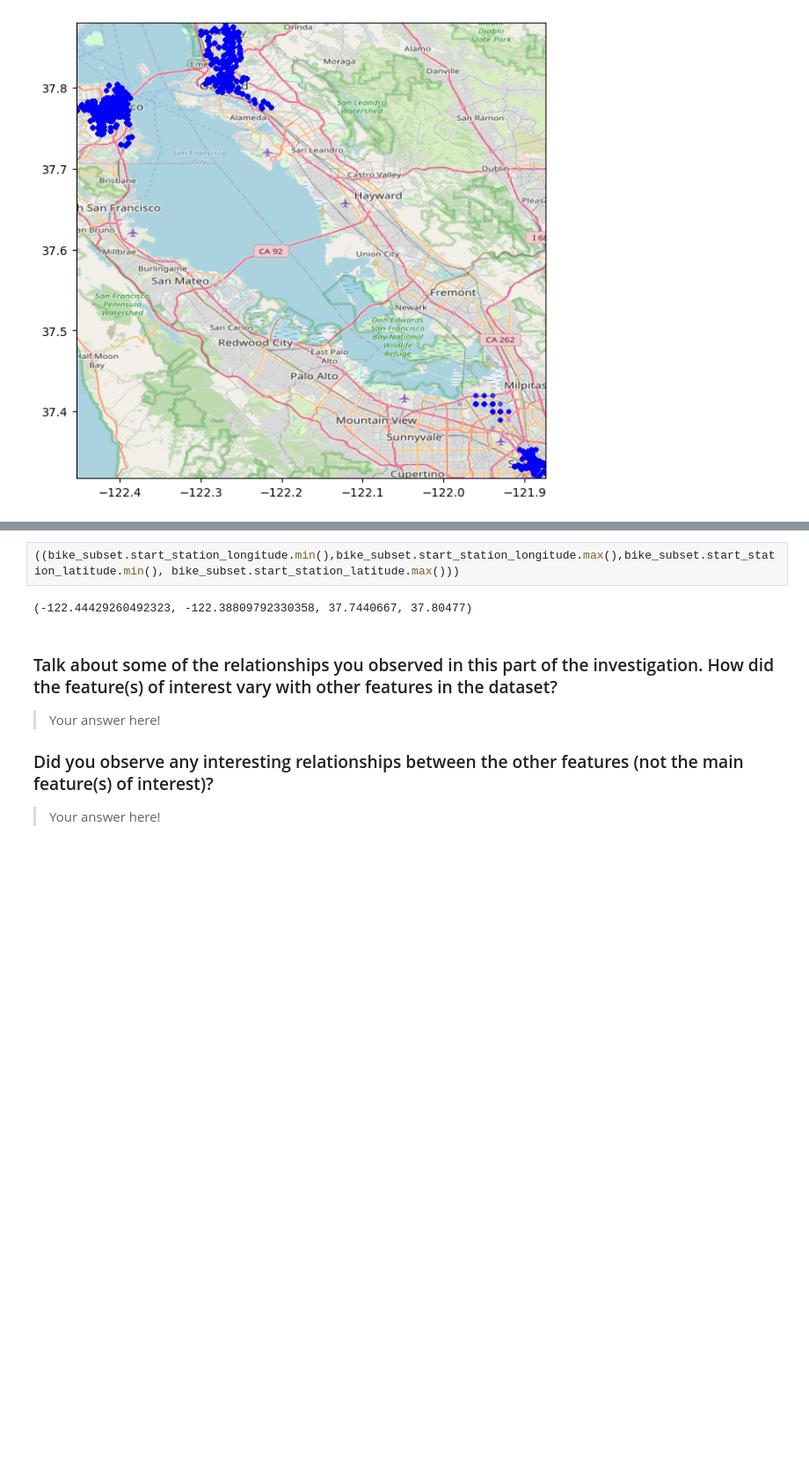
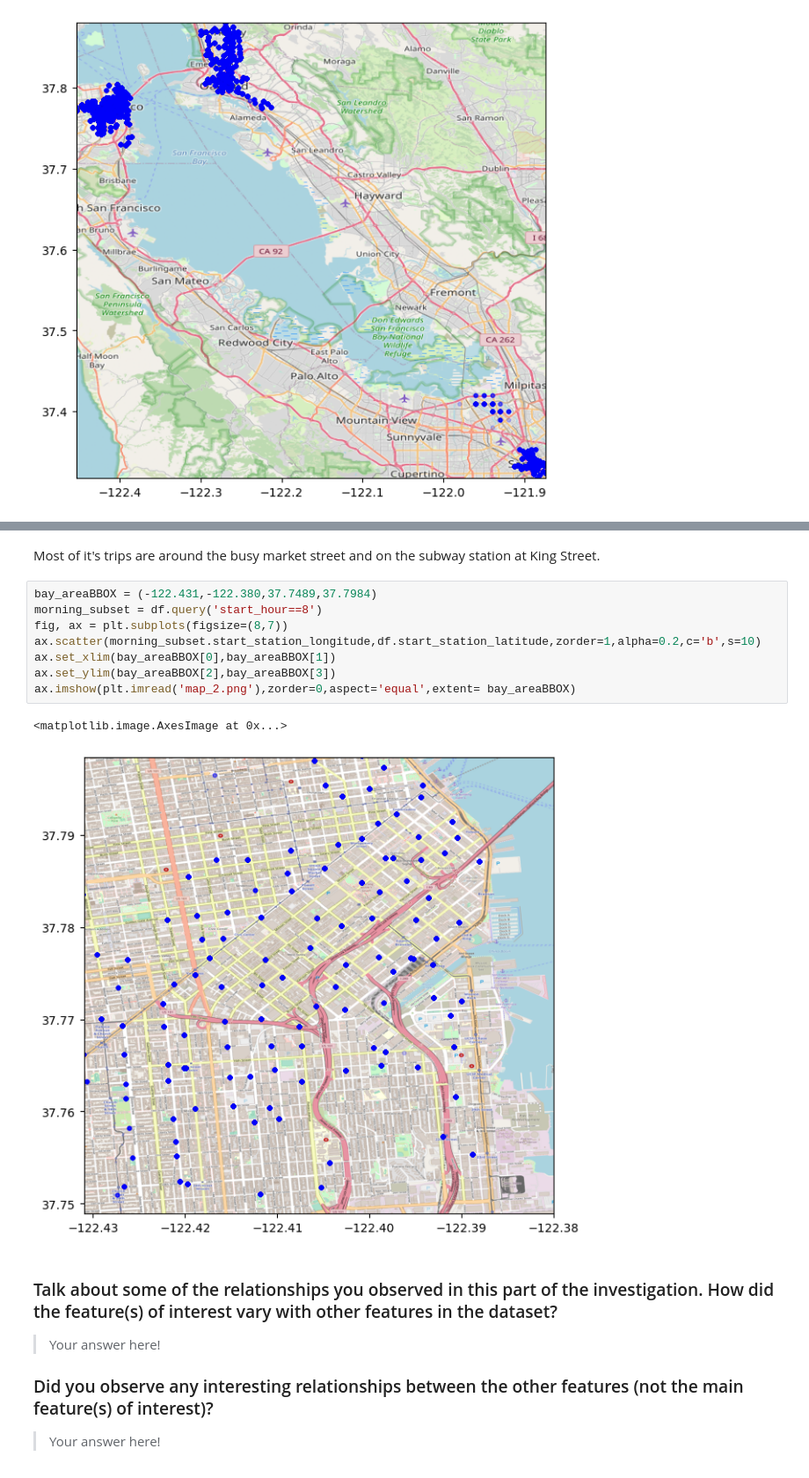
Before and after one commit to NajibAdan/UdacityxALX, a Jupyter notebook: Project_003/Part_I_exploration_template.ipynb, the cells around one changed output, grey strips where cells are left out. Shown at 88% size. Saved outputs shown, nothing was run; the diff lists cells and outputs as text; blank space fills up the shorter version.

```diff
--- a/Project_003/Part_I_exploration_template.ipynb
+++ b/Project_003/Part_I_exploration_template.ipynb
@@ -490,7 +503,16 @@ ax.imshow(plt.imread('map (7).png'),zorder=0,aspect='equal',extent= BBOX)
-# %%
-((bike_subset.start_station_longitude.min(),bike_subset.start_station_longitude.max(),bike_subset.start_station_latitude.min(), bike_subset.start_station_latitude.max()))
-# %% [output]
-(-122.44429260492323, -122.38809792330358, 37.7440667, 37.80477)
+# %% [markdown]
+Most of it's trips are around the busy market street and on the subway station at King Street.
+# %%
+bay_areaBBOX = (-122.431,-122.380,37.7489,37.7984)
+morning_subset = df.query('start_hour==8')
+fig, ax = plt.subplots(figsize=(8,7))
+ax.scatter(morning_subset.start_station_longitude,df.start_station_latitude,zorder=1,alpha=0.2,c='b',s=10)
+ax.set_xlim(bay_areaBBOX[0],bay_areaBBOX[1])
+ax.set_ylim(bay_areaBBOX[2],bay_areaBBOX[3])
+ax.imshow(plt.imread('map_2.png'),zorder=0,aspect='equal',extent= bay_areaBBOX)
+# %% [output]
+<matplotlib.image.AxesImage at 0x...>
+[figure, added]
 # %% [markdown]
 ### Talk about some of the relationships you observed in this part of the investigation. How did the feature(s) of interest vary with other features in the dataset?
 
```
Also changed, not shown: parts of 20 cells of this notebook, 2 other files.
